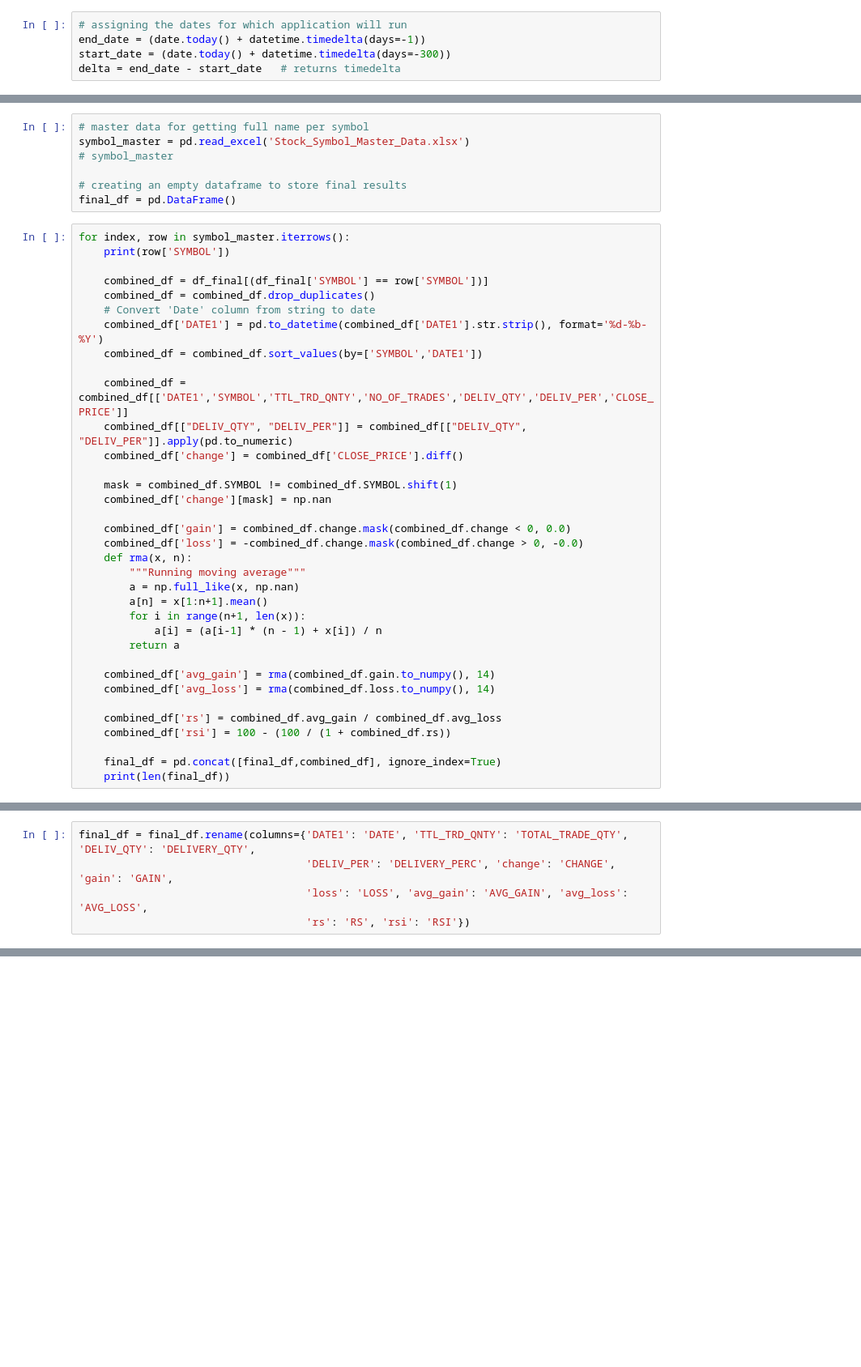
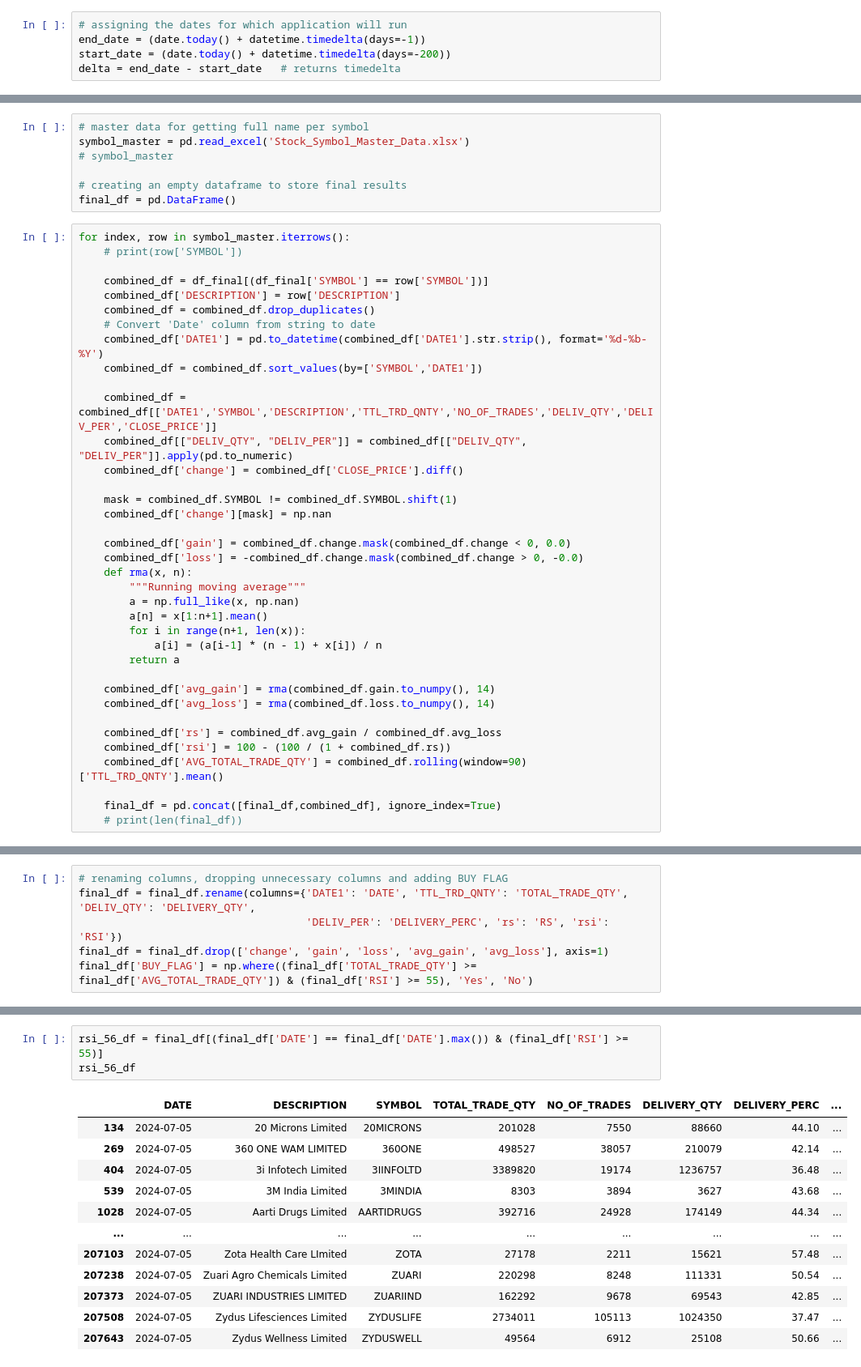
Before and after one commit to Krish8653/Stock_Market_Analysis, a Jupyter notebook: Download NSE EQ data.ipynb, the cells around one changed output, grey strips where cells are left out. Shown at 81% size. Drawn from its saved outputs; the diff is of its cells as text; blank space fills up the shorter version.

Commit message:
added buy flag and column highlight

```diff
--- a/Download NSE EQ data.ipynb
+++ b/Download NSE EQ data.ipynb
@@ -9,7 +9,7 @@ import openpyxl
 # %%
 # assigning the dates for which application will run
 end_date = (date.today() + datetime.timedelta(days=-1))
-start_date = (date.today() + datetime.timedelta(days=-300))
+start_date = (date.today() + datetime.timedelta(days=-200))
 delta = end_date - start_date   # returns timedelta
 # %%
 # get_bhavcopy is the function to fetch delivery and total quantity
@@ -38,15 +38,16 @@ symbol_master = pd.read_excel('Stock_Symbol_Master_Data.xlsx')
 final_df = pd.DataFrame()
 # %%
 for index, row in symbol_master.iterrows():
-    print(row['SYMBOL'])
+    # print(row['SYMBOL'])
 
     combined_df = df_final[(df_final['SYMBOL'] == row['SYMBOL'])]
+    combined_df['DESCRIPTION'] = row['DESCRIPTION']
     combined_df = combined_df.drop_duplicates()
     # Convert 'Date' column from string to date
     combined_df['DATE1'] = pd.to_datetime(combined_df['DATE1'].str.strip(), format='%d-%b-%Y')
     combined_df = combined_df.sort_values(by=['SYMBOL','DATE1'])
 
-    combined_df = combined_df[['DATE1','SYMBOL','TTL_TRD_QNTY','NO_OF_TRADES','DELIV_QTY','DELIV_PER','CLOSE_PRICE']]
+    combined_df = combined_df[['DATE1','SYMBOL','DESCRIPTION','TTL_TRD_QNTY','NO_OF_TRADES','DELIV_QTY','DELIV_PER','CLOSE_PRICE']]
     combined_df[["DELIV_QTY", "DELIV_PER"]] = combined_df[["DELIV_QTY", "DELIV_PER"]].apply(pd.to_numeric)
     combined_df['change'] = combined_df['CLOSE_PRICE'].diff()
 
@@ -68,7 +69,8 @@ for index, row in symbol_master.iterrows():
 
     combined_df['rs'] = combined_df.avg_gain / combined_df.avg_loss
     combined_df['rsi'] = 100 - (100 / (1 + combined_df.rs))
+    combined_df['AVG_TOTAL_TRADE_QTY'] = combined_df.rolling(window=90)['TTL_TRD_QNTY'].mean()
 
     final_df = pd.concat([final_df,combined_df], ignore_index=True)
-    print(len(final_df))
+    # print(len(final_df))
 # %% [output]
@@ -237,5 +94,6 @@ See the caveats in the documentation: https://pandas.pydata.org/pandas-docs/stab
 # %%
+# renaming columns, dropping unnecessary columns and adding BUY FLAG
 final_df = final_df.rename(columns={'DATE1': 'DATE', 'TTL_TRD_QNTY': 'TOTAL_TRADE_QTY', 'DELIV_QTY': 'DELIVERY_QTY',
-                                    'DELIV_PER': 'DELIVERY_PERC', 'change': 'CHANGE', 'gain': 'GAIN',
-                                    'loss': 'LOSS', 'avg_gain': 'AVG_GAIN', 'avg_loss': 'AVG_LOSS',
-                                    'rs': 'RS', 'rsi': 'RSI'})
+                                    'DELIV_PER': 'DELIVERY_PERC', 'rs': 'RS', 'rsi': 'RSI'})
+final_df = final_df.drop(['change', 'gain', 'loss', 'avg_gain', 'avg_loss'], axis=1)
+final_df['BUY_FLAG'] = np.where((final_df['TOTAL_TRADE_QTY'] >= final_df['AVG_TOTAL_TRADE_QTY']) & (final_df['RSI'] >= 55), 'Yes', 'No')
@@ -245,0 +100,16 @@ print('DataFrame is written to Excel File successfully.')
+# %%
+rsi_56_df = final_df[(final_df['DATE'] == final_df['DATE'].max()) & (final_df['RSI'] >= 55)]
+rsi_56_df
+# %% [output]
+|  | DATE | DESCRIPTION | SYMBOL | TOTAL_TRADE_QTY | NO_OF_TRADES | DELIVERY_QTY | DELIVERY_PERC | ... |
+| 134 | 2024-07-05 | 20 Microns Limited | 20MICRONS | 201028 | 7550 | 88660 | 44.10 | ... |
+| 269 | 2024-07-05 | 360 ONE WAM LIMITED | 360ONE | 498527 | 38057 | 210079 | 42.14 | ... |
+| 404 | 2024-07-05 | 3i Infotech Limited | 3IINFOLTD | 3389820 | 19174 | 1236757 | 36.48 | ... |
+| 539 | 2024-07-05 | 3M India Limited | 3MINDIA | 8303 | 3894 | 3627 | 43.68 | ... |
+| 1028 | 2024-07-05 | Aarti Drugs Limited | AARTIDRUGS | 392716 | 24928 | 174149 | 44.34 | ... |
+| ... | ... | ... | ... | ... | ... | ... | ... | ... |
+| 207103 | 2024-07-05 | Zota Health Care LImited | ZOTA | 27178 | 2211 | 15621 | 57.48 | ... |
+| 207238 | 2024-07-05 | Zuari Agro Chemicals Limited | ZUARI | 220298 | 8248 | 111331 | 50.54 | ... |
+| 207373 | 2024-07-05 | ZUARI INDUSTRIES LIMITED | ZUARIIND | 162292 | 9678 | 69543 | 42.85 | ... |
+| 207508 | 2024-07-05 | Zydus Lifesciences Limited | ZYDUSLIFE | 2734011 | 105113 | 1024350 | 37.47 | ... |
+| 207643 | 2024-07-05 | Zydus Wellness Limited | ZYDUSWELL | 49564 | 6912 | 25108 | 50.66 | ... |
```
Also changed, not shown: parts of 5 cells of this notebook, 2 other files.
